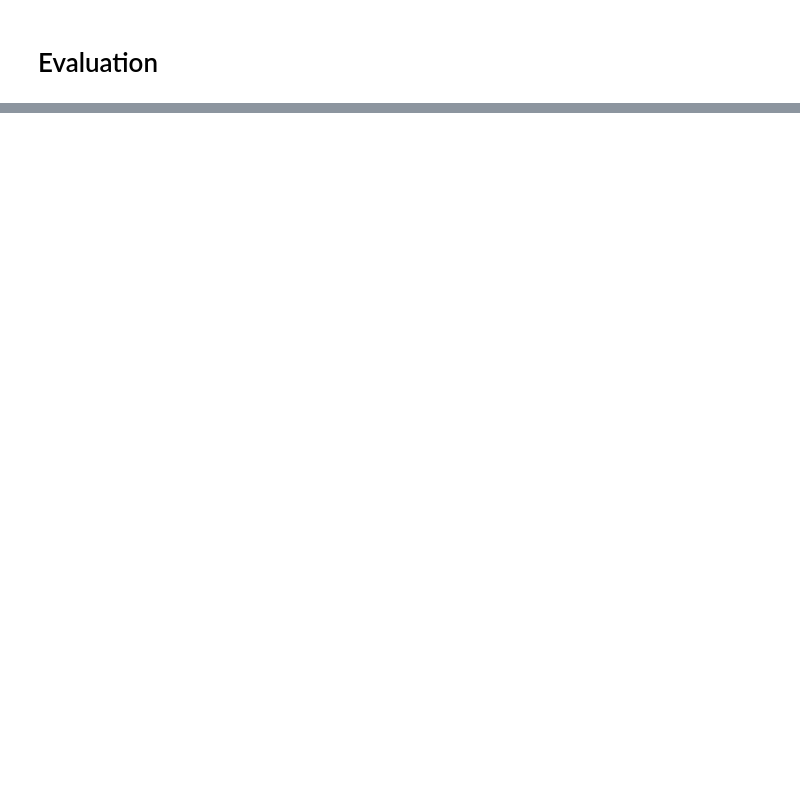
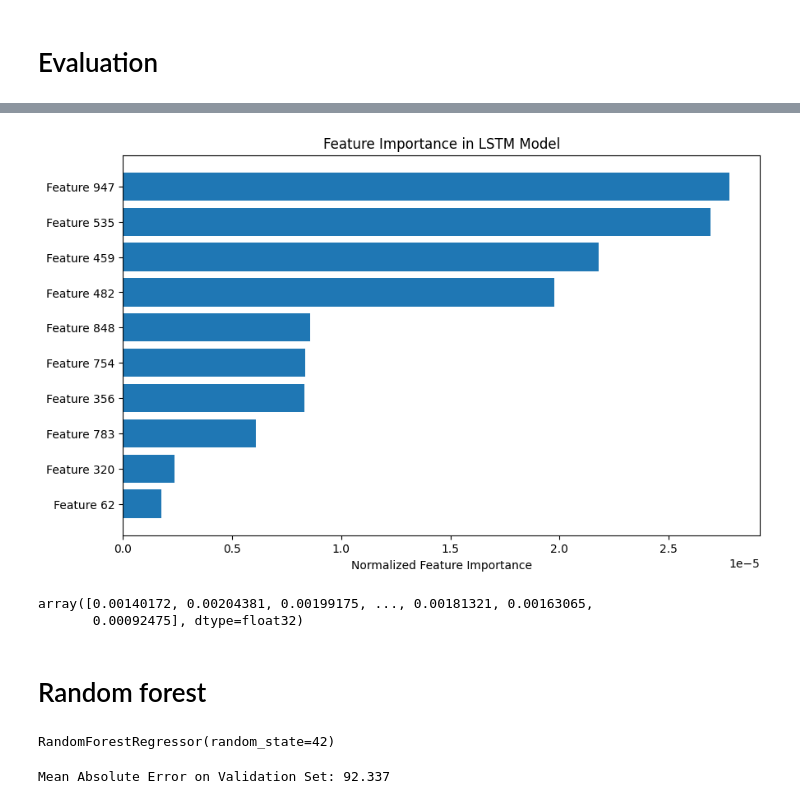
Before and after one commit to elfailali/Moroccan-all-shares-index-forcasting, a Jupyter notebook: notebooks/preprocessing.ipynb, the cells around one changed output, grey strips where cells are left out. Saved outputs shown, nothing was run; the diff lists cells and outputs as text; code cells hidden in the pictures; blank space fills up the shorter version.

```diff
--- a/notebooks/preprocessing.ipynb
+++ b/notebooks/preprocessing.ipynb
@@ -547,0 +601,60 @@ Text(0, 0.5, 'Predictions ')
+# %%
+import matplotlib.pyplot as plt
+import numpy as np
+
+
+# Get the weights of the LSTM layer
+lstm_layer = model_lstm.get_layer('lstm_1')
+weights = lstm_layer.get_weights()[0]
+
+# Sum the weights for each feature across all time steps
+feature_importance = np.sum(np.abs(weights), axis=0)
+
+# Normalize the feature importance values
+feature_importance /= np.sum(feature_importance)
+
+# Get the feature names or indices
+# Replace this with your actual feature names or indices
+feature_names = [f'Feature {i}' for i in range(len(feature_importance))]
+
+# Sort features based on importance
+sorted_indices = np.argsort(feature_importance)
+sorted_feature_importance = feature_importance[sorted_indices]
+sorted_feature_names = [feature_names[i] for i in sorted_indices]
+
+# Plot the feature importance
+plt.figure(figsize=(10, 6))
+plt.barh(sorted_feature_names[:10], sorted_feature_importance[:10])
+plt.xlabel('Normalized Feature Importance')
+plt.title('Feature Importance in LSTM Model')
+plt.show()
+# %% [output]
+[figure, added]
+# %%
+feature_importance
+# %% [output]
+array([0.00140172, 0.00204381, 0.00199175, ..., 0.00181321, 0.00163065,
+       0.00092475], dtype=float32)
+# %% [markdown]
+# Random forest
+# %%
+# Split the data into training and validation sets
+# x_train, x_valid, y_train, y_valid = train_test_split(x_train, y_train, test_size=0.2, random_state=42)
+
+# Create and train the Random Forest model
+model_rf = RandomForestRegressor(n_estimators=100, random_state=42)
+model_rf.fit(x_train, y_train)
+# %% [output]
+RandomForestRegressor(random_state=42)
+# %%
+# Make predictions on the validation set
+pred_valid = model_rf.predict(x_test)
+
+# Evaluate the model on the validation set
+mae_valid = mean_absolute_error(y_test, pred_valid)
+print(f'Mean Absolute Error on Validation Set: {mae_valid:.3f}')
+
+# Make predictions on the test set
+pred_test = model_rf.predict(x_test)
+# %% [output]
+Mean Absolute Error on Validation Set: 92.337
```
Also changed, not shown: parts of 28 cells of this notebook, 4 other files.
